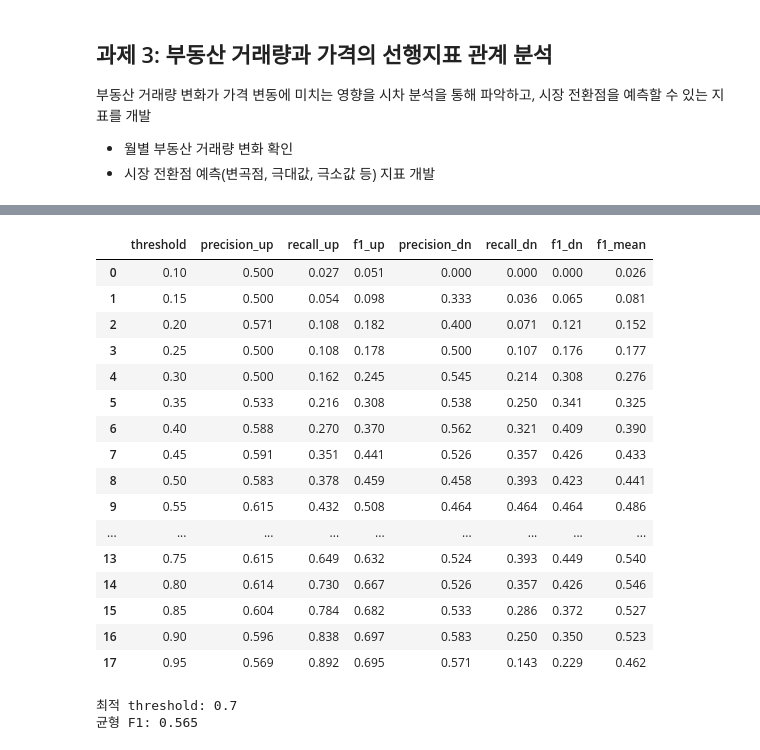
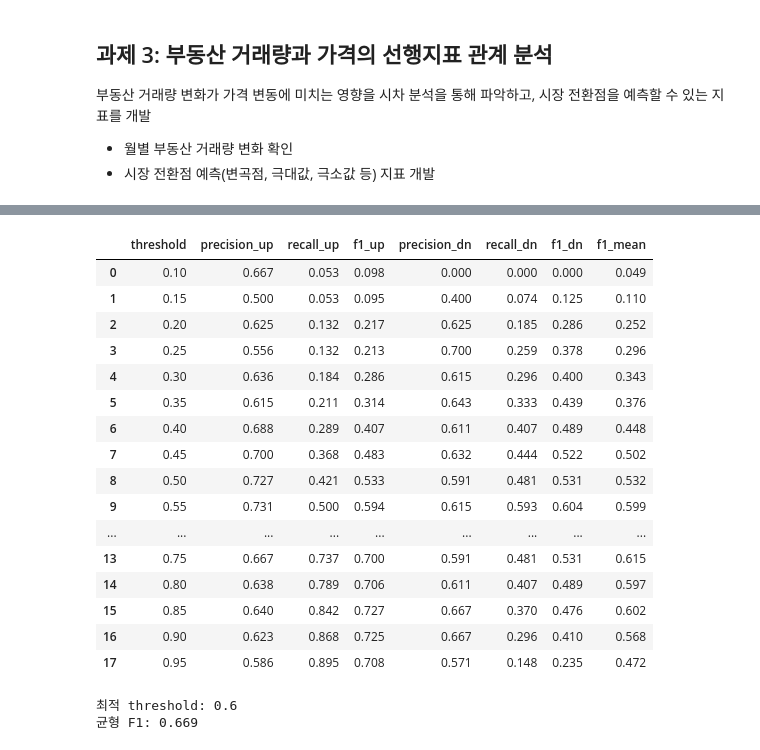
Before and after one commit to krystallinekim/pjt-DataAnalysis-Korean_Real_Estate, a Jupyter notebook: 03_leading_indicators.ipynb, the cells around one changed output, grey strips where cells are left out. Drawn from its saved outputs; the diff is of its cells as text; code cells hidden in the pictures.

```diff
--- a/03_leading_indicators.ipynb
+++ b/03_leading_indicators.ipynb
@@ -30,6 +30,7 @@ monthly_stats, _ = calc_monthly_annual(df_sales)
 monthly_stats['월별거래량변화율'] = monthly_stats['월별거래건수'].pct_change()
 monthly_stats['월평균거래금액변화율'] = monthly_stats['월평균거래금액'].pct_change()
 monthly_stats['월평균평단가변화율'] = monthly_stats['월평균평단가'].pct_change()
+monthly_stats['중위가격변화율'] = monthly_stats['중위가격'].pct_change()
 
 # display(monthly_stats)
 # %%
@@ -131,9 +145,7 @@ from sklearn.metrics import precision_score, recall_score, f1_score
 
 # 임계값을 주면, 임계값에 따른 월 평균 평단가 지표 평가 점수를 돌려주는 함수
 
-def evaluate_threshold(threshold):
-
-    search = '월평균평단가'
+def evaluate_threshold(threshold, search):
 
     monthly_stats_copy = monthly_stats.copy()
 
@@ -182,37 +194,39 @@ def evaluate_threshold(threshold):
     }
 # %%
 # threshold 0.1 ~ 0.95까지 탐색
-results = [evaluate_threshold(t) for t in np.arange(0.1, 1.0, 0.05)]
+search = '중위가격'
+
+results = [evaluate_threshold(t, search) for t in np.arange(0.1, 1.0, 0.05)]
 performance_df = pd.DataFrame(results).round(3)
 
 # 최적 임계값 찾기
 best_row = performance_df.loc[performance_df['f1_mean'].idxmax()]
 
 display(performance_df)
 print("최적 threshold:", best_row['threshold'])
 print("균형 F1:", best_row['f1_mean'])
 
 performance_df.to_csv('./data/03_leading_indicators/전환점평가결과.csv')
 # %% [output]
 |  | threshold | precision_up | recall_up | f1_up | precision_dn | recall_dn | f1_dn | f1_mean |
-| 0 | 0.10 | 0.500 | 0.027 | 0.051 | 0.000 | 0.000 | 0.000 | 0.026 |
-| 1 | 0.15 | 0.500 | 0.054 | 0.098 | 0.333 | 0.036 | 0.065 | 0.081 |
-| 2 | 0.20 | 0.571 | 0.108 | 0.182 | 0.400 | 0.071 | 0.121 | 0.152 |
-| 3 | 0.25 | 0.500 | 0.108 | 0.178 | 0.500 | 0.107 | 0.176 | 0.177 |
-| 4 | 0.30 | 0.500 | 0.162 | 0.245 | 0.545 | 0.214 | 0.308 | 0.276 |
-| 5 | 0.35 | 0.533 | 0.216 | 0.308 | 0.538 | 0.250 | 0.341 | 0.325 |
-| 6 | 0.40 | 0.588 | 0.270 | 0.370 | 0.562 | 0.321 | 0.409 | 0.390 |
-| 7 | 0.45 | 0.591 | 0.351 | 0.441 | 0.526 | 0.357 | 0.426 | 0.433 |
-| 8 | 0.50 | 0.583 | 0.378 | 0.459 | 0.458 | 0.393 | 0.423 | 0.441 |
-| 9 | 0.55 | 0.615 | 0.432 | 0.508 | 0.464 | 0.464 | 0.464 | 0.486 |
+| 0 | 0.10 | 0.667 | 0.053 | 0.098 | 0.000 | 0.000 | 0.000 | 0.049 |
+| 1 | 0.15 | 0.500 | 0.053 | 0.095 | 0.400 | 0.074 | 0.125 | 0.110 |
+| 2 | 0.20 | 0.625 | 0.132 | 0.217 | 0.625 | 0.185 | 0.286 | 0.252 |
+| 3 | 0.25 | 0.556 | 0.132 | 0.213 | 0.700 | 0.259 | 0.378 | 0.296 |
+| 4 | 0.30 | 0.636 | 0.184 | 0.286 | 0.615 | 0.296 | 0.400 | 0.343 |
+| 5 | 0.35 | 0.615 | 0.211 | 0.314 | 0.643 | 0.333 | 0.439 | 0.376 |
+| 6 | 0.40 | 0.688 | 0.289 | 0.407 | 0.611 | 0.407 | 0.489 | 0.448 |
+| 7 | 0.45 | 0.700 | 0.368 | 0.483 | 0.632 | 0.444 | 0.522 | 0.502 |
+| 8 | 0.50 | 0.727 | 0.421 | 0.533 | 0.591 | 0.481 | 0.531 | 0.532 |
+| 9 | 0.55 | 0.731 | 0.500 | 0.594 | 0.615 | 0.593 | 0.604 | 0.599 |
 | ... | ... | ... | ... | ... | ... | ... | ... | ... |
-| 13 | 0.75 | 0.615 | 0.649 | 0.632 | 0.524 | 0.393 | 0.449 | 0.540 |
-| 14 | 0.80 | 0.614 | 0.730 | 0.667 | 0.526 | 0.357 | 0.426 | 0.546 |
-| 15 | 0.85 | 0.604 | 0.784 | 0.682 | 0.533 | 0.286 | 0.372 | 0.527 |
-| 16 | 0.90 | 0.596 | 0.838 | 0.697 | 0.583 | 0.250 | 0.350 | 0.523 |
-| 17 | 0.95 | 0.569 | 0.892 | 0.695 | 0.571 | 0.143 | 0.229 | 0.462 |
+| 13 | 0.75 | 0.667 | 0.737 | 0.700 | 0.591 | 0.481 | 0.531 | 0.615 |
+| 14 | 0.80 | 0.638 | 0.789 | 0.706 | 0.611 | 0.407 | 0.489 | 0.597 |
+| 15 | 0.85 | 0.640 | 0.842 | 0.727 | 0.667 | 0.370 | 0.476 | 0.602 |
+| 16 | 0.90 | 0.623 | 0.868 | 0.725 | 0.667 | 0.296 | 0.410 | 0.568 |
+| 17 | 0.95 | 0.586 | 0.895 | 0.708 | 0.571 | 0.148 | 0.235 | 0.472 |
-최적 threshold: 0.7
-균형 F1: 0.565
+최적 threshold: 0.6
+균형 F1: 0.669
 # %%
 performance = pd.DataFrame(results, columns=['threshold','precision_up','recall_up','f1_up','precision_dn','recall_dn','f1_dn'])
 
```
Also changed, not shown: parts of 5 cells of this notebook.
